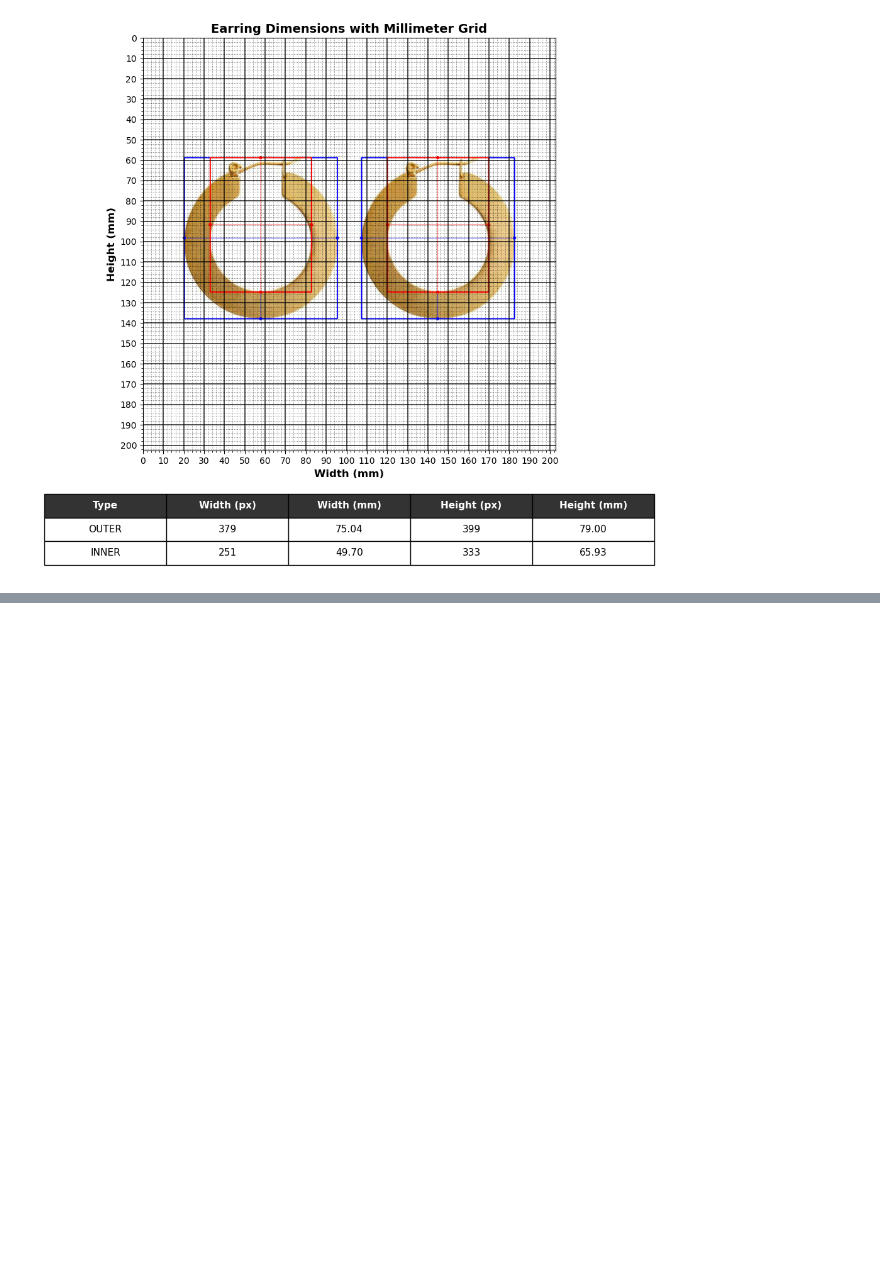
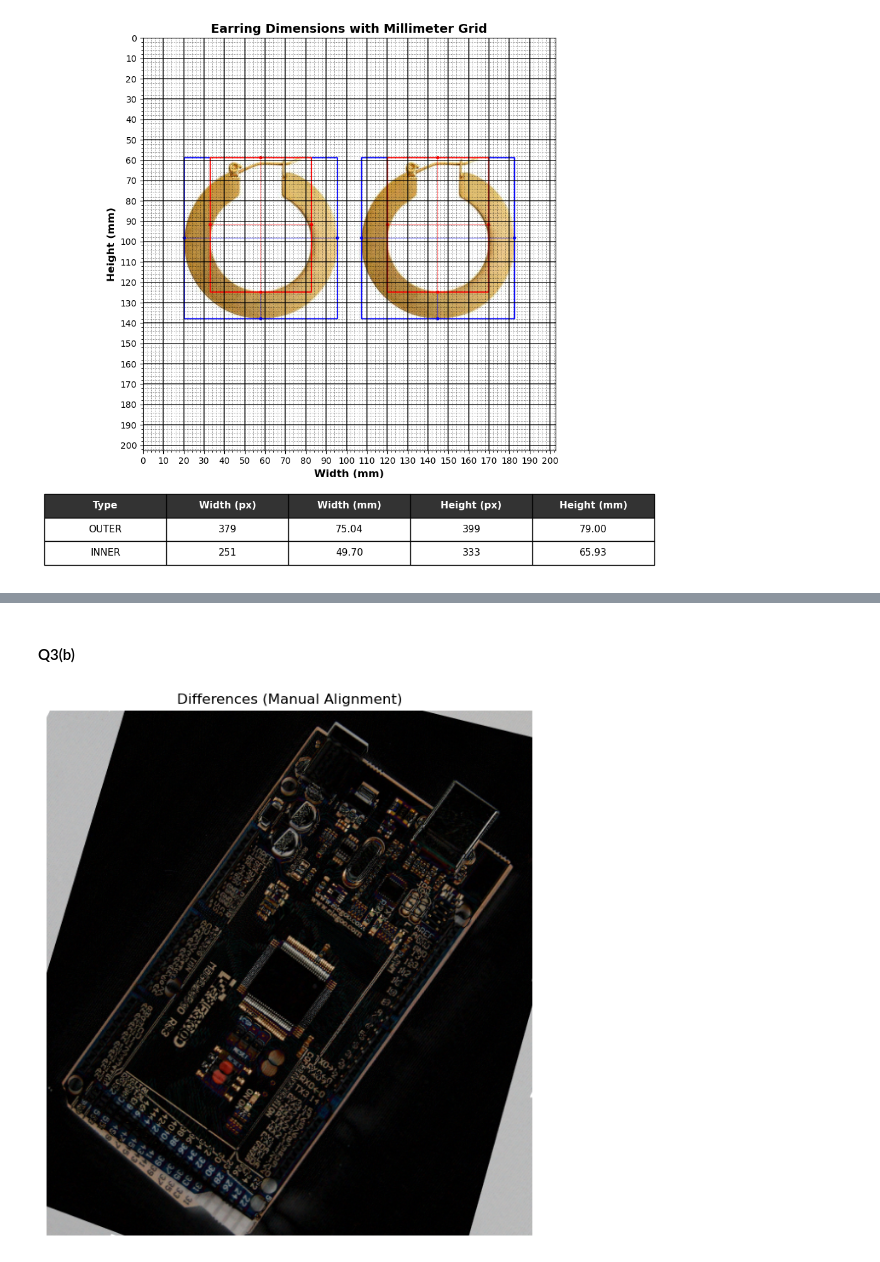
Before and after one commit to NNJ16/258784R_a02, a Jupyter notebook: 258784R_a02.ipynb, the cells around one changed output, grey strips where cells are left out. Cells and saved outputs as stored; diff of their text form; code cells hidden in the pictures; blank space fills up the shorter version.

```diff
--- a/258784R_a02.ipynb
+++ b/258784R_a02.ipynb
@@ -255,0 +355,12 @@ plt.show()
+# %% [markdown]
+#### Q3(b)
+# %%
+diff_manual = cv.absdiff(im2, warped_manual)
+
+plt.figure(figsize=(8, 8))
+plt.imshow(cv.cvtColor(diff_manual, cv.COLOR_BGR2RGB))
+plt.title('Differences (Manual Alignment)')
+plt.axis('off')
+plt.show()
+# %% [output]
+[figure, added]
```
Also changed, not shown: parts of 4 cells of this notebook.
